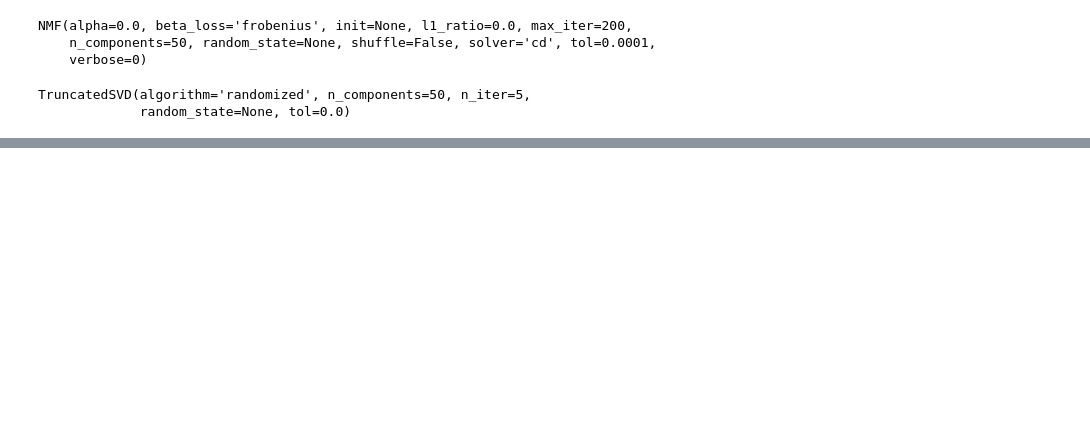
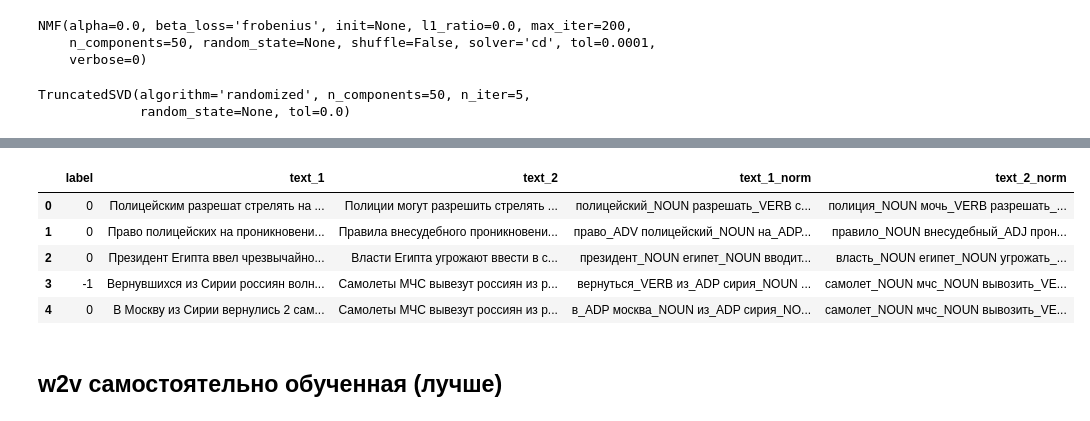
Before and after one commit to Yan-Weijia/CompLing, a Jupyter notebook: HW06/HW06.ipynb, the cells around one changed output, grey strips where cells are left out. Drawn from its saved outputs; the diff is of its cells as text; code cells hidden in the pictures; blank space fills up the shorter version.

```diff
--- a/HW06/HW06.ipynb
+++ b/HW06/HW06.ipynb
@@ -443,0 +314,13 @@ cosine_dis
+# %%
+data=pd.read_csv('data_paraphraser_norm.csv')
+# %%
+data.head()
+# %% [output]
+|  | label | text_1 | text_2 | text_1_norm | text_2_norm |
+| 0 | 0 | Полицейским разрешат стрелять на ... | Полиции могут разрешить стрелять ... | полицейский_NOUN разрешать_VERB с... | полиция_NOUN мочь_VERB разрешать_... |
+| 1 | 0 | Право полицейских на проникновени... | Правила внесудебного проникновени... | право_ADV полицейский_NOUN на_ADP... | правило_NOUN внесудебный_ADJ прон... |
+| 2 | 0 | Президент Египта ввел чрезвычайно... | Власти Египта угрожают ввести в с... | президент_NOUN египет_NOUN вводит... | власть_NOUN египет_NOUN угрожать_... |
+| 3 | -1 | Вернувшихся из Сирии россиян волн... | Самолеты МЧС вывезут россиян из р... | вернуться_VERB из_ADP сирия_NOUN ... | самолет_NOUN мчс_NOUN вывозить_VE... |
+| 4 | 0 | В Москву из Сирии вернулись 2 сам... | Самолеты МЧС вывезут россиян из р... | в_ADP москва_NOUN из_ADP сирия_NO... | самолет_NOUN мчс_NOUN вывозить_VE... |
+# %% [markdown]
+## w2v самостоятельно обученная (лучше)
```
Also changed, not shown: parts of 97 cells of this notebook.
